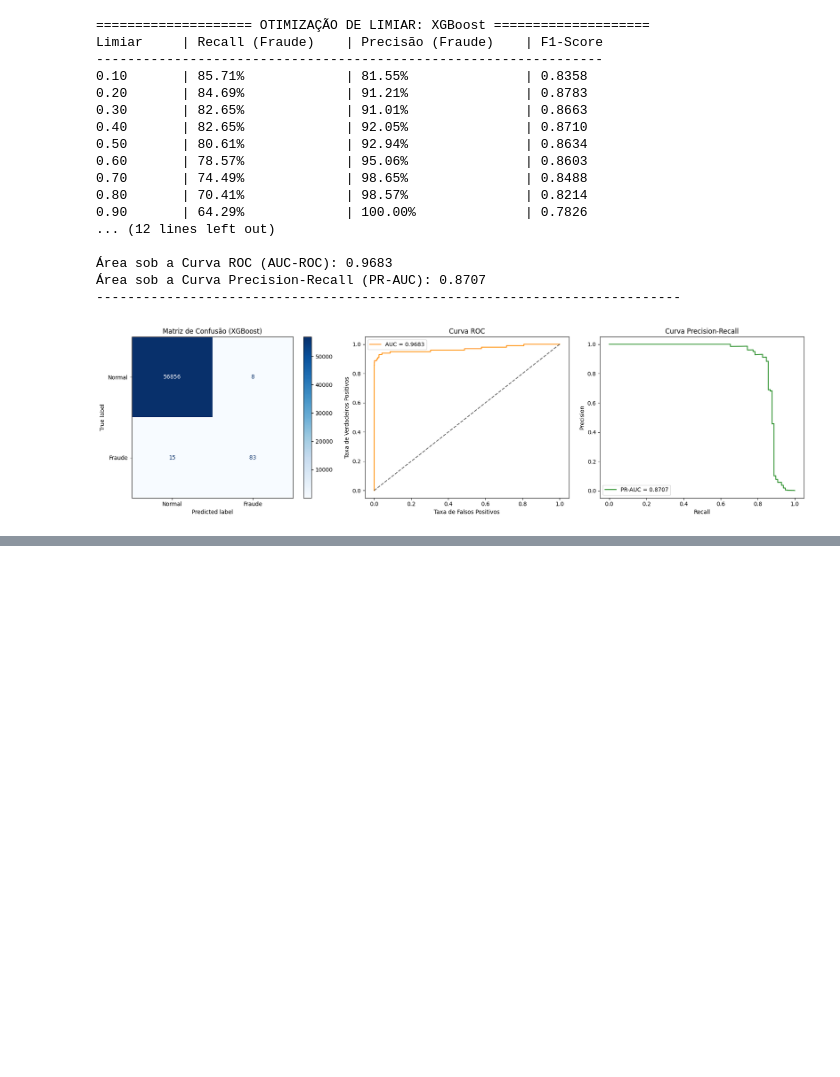
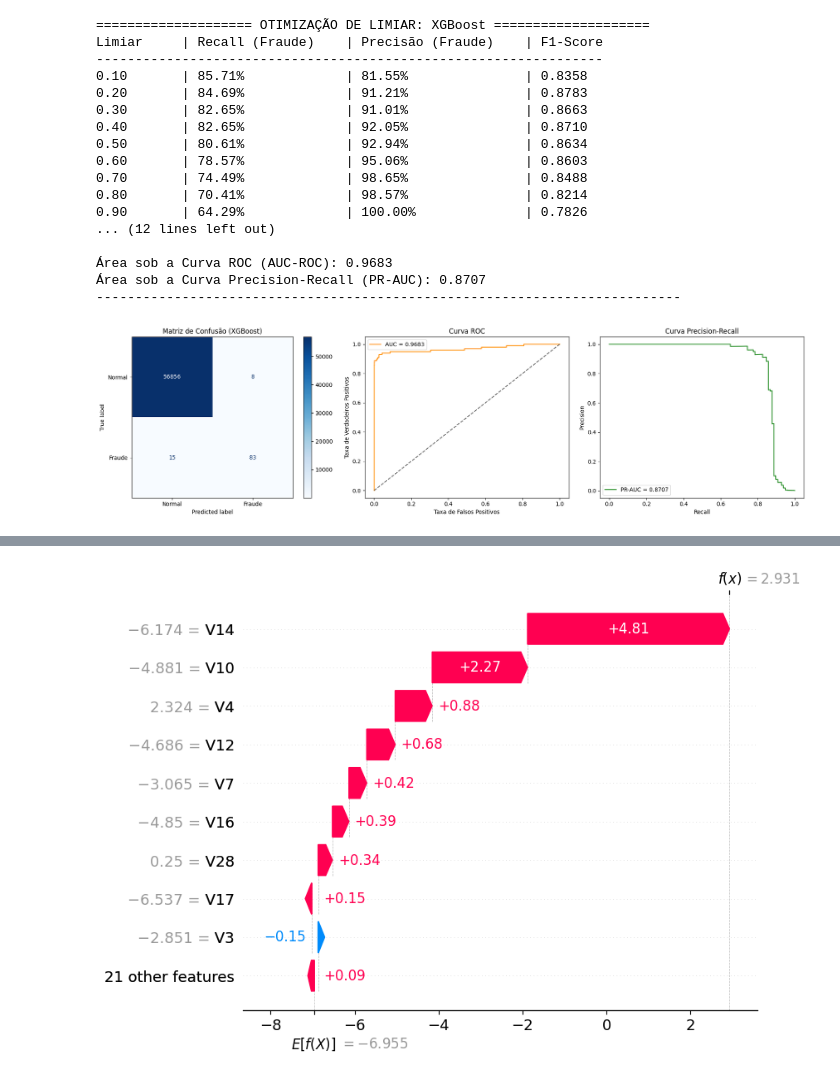
Before and after one commit to echer/dio-challenge-python-anomaly-detection-fraud, a Jupyter notebook: fraud-detection.ipynb, the cells around one changed output, grey strips where cells are left out. Cells and saved outputs as stored; diff of their text form; code cells hidden in the pictures; blank space fills up the shorter version.

```diff
--- a/fraud-detection.ipynb
+++ b/fraud-detection.ipynb
@@ -248,0 +264,9 @@ Limiar     | Recall (Fraude)    | Precisão (Fraude)    | F1-Score
+# %%
+idx_fraude = y_test[y_test == 1].index[0]
+transacao_fraude = x_test.loc[[idx_fraude]]
+
+shap_values_fraude = explainer(transacao_fraude)
+
+shap.plots.waterfall(shap_values_fraude[0])
+# %% [output]
+[figure, added]
```
Also changed, not shown: parts of 2 cells of this notebook.
